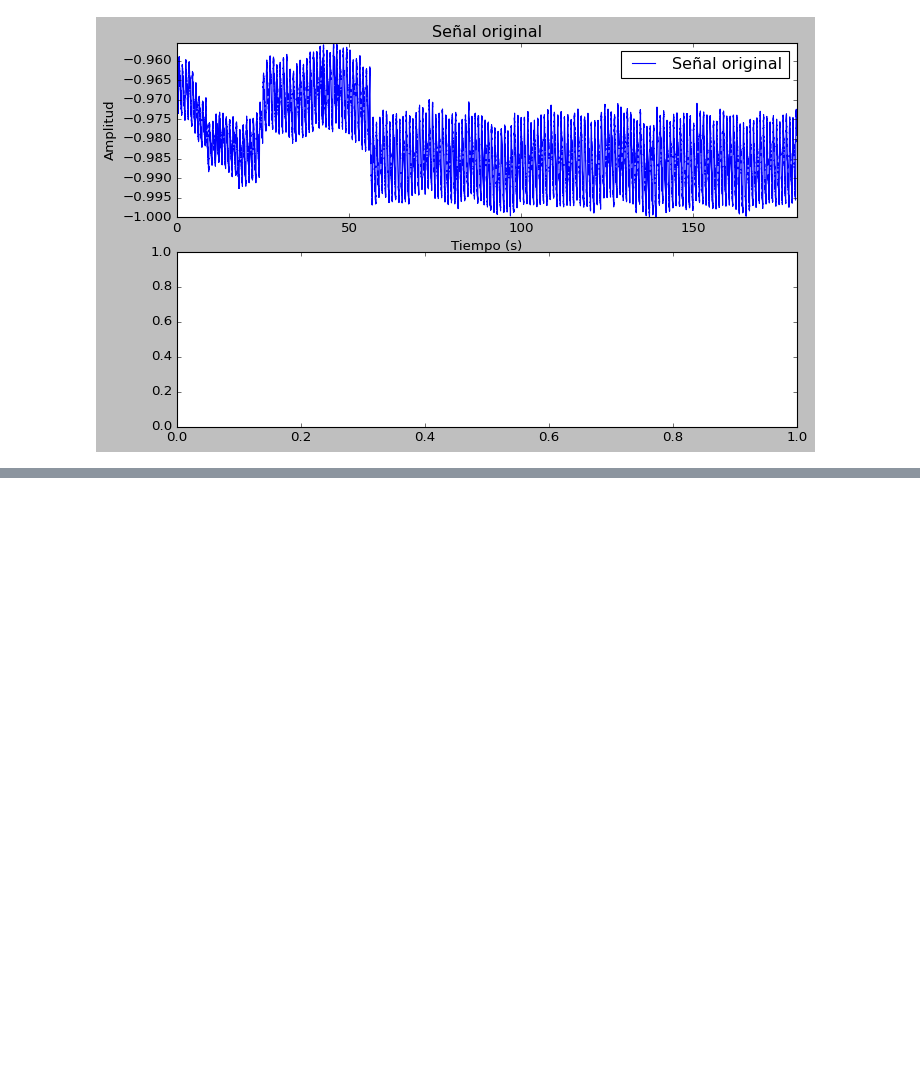
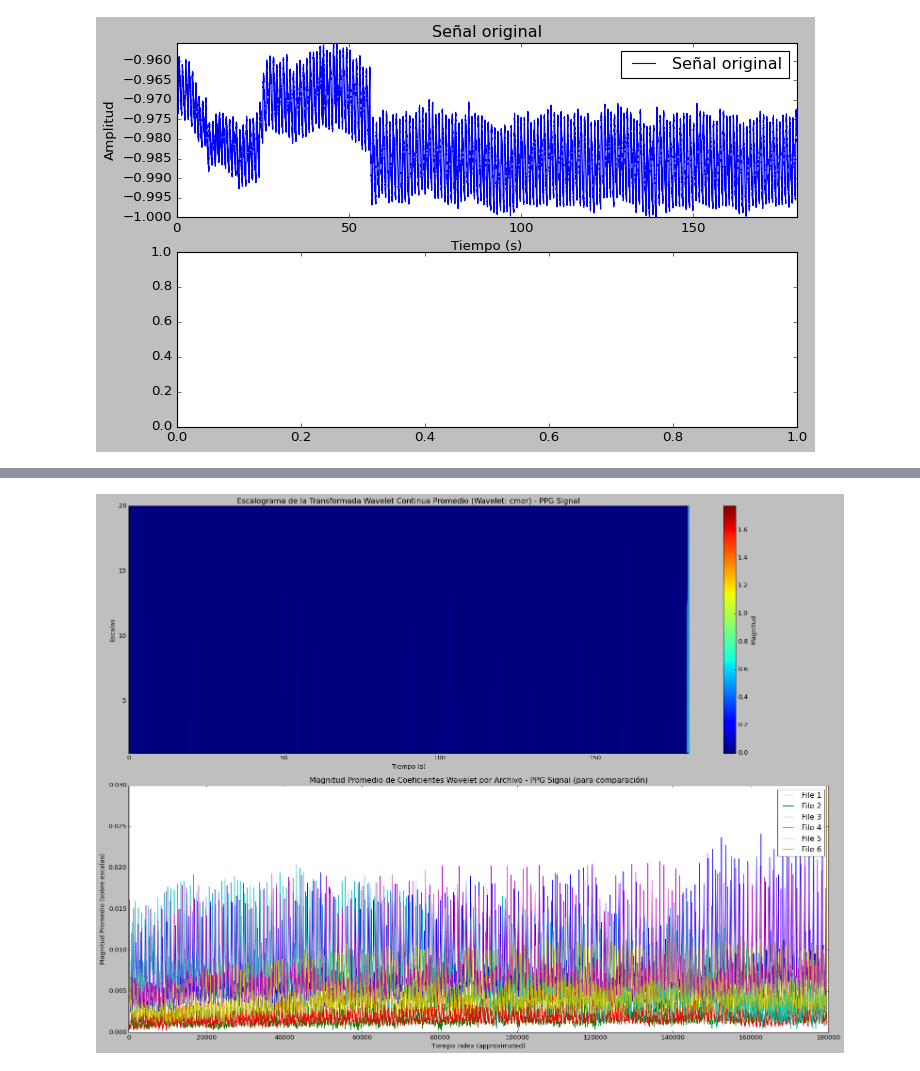
Before and after one commit to DanielSarmiento04/ECG-PPG-Joint-Analysis-Algorithm, a Jupyter notebook: escg_v2.ipynb, the cells around one changed output, grey strips where cells are left out. Cells and saved outputs as stored; diff of their text form; code cells hidden in the pictures; blank space fills up the shorter version.

```diff
--- a/escg_v2.ipynb
+++ b/escg_v2.ipynb
@@ -423,0 +519,44 @@ ValueError: x and y must have same first dimension, but have shapes (180020,) an
+# %%
+# Plotting the average wavelet transform and individual transforms
+
+figure = plt.figure(figsize=(20, 15)) # Adjust figure size for better layout
+
+# Plotting the average wavelet transform (Scalogram)
+plt.subplot(2, 1, 1) # 2 rows, 1 column, first plot
+plt.imshow(
+    np.abs(average_coefficients),
+    extent=[
+        0,
+        len(audios[0])/sample_rate if audios else 0, # Using length of the first audio if available, else 0
+        1,
+        max(scales)
+    ],
+    cmap='jet',
+    aspect='auto',
+    vmax=np.max(np.abs(average_coefficients)),
+    vmin=0
+)
+
+plt.colorbar(label='Magnitud')
+plt.xlabel('Tiempo (s)')
+plt.ylabel('Escalas')
+plt.title(f'Escalograma de la Transformada Wavelet Continua Promedio (Wavelet: {wavelet}) - PPG Signal')
+plt.ylim([1, 20]) # **Reduced y-axis limit for Scalogram (Scales)**
+plt.tight_layout()
+
+# Plotting individual wavelet transforms (optional, for comparison)
+plt.subplot(2, 1, 2) # 2 rows, 1 column, second plot
+for idx, audio_file_path in enumerate(audio_files_path[start:final]):
+    plt.plot(np.mean(np.abs(audios_coefficients[idx]), axis=0), label=f'File {idx+1}') # Average magnitude across scales for each file
+plt.xlabel('Tiempo index (approximated)') # Time axis is approximate index here after averaging over scales
+plt.ylabel('Magnitud Promedio (sobre escalas)')
+plt.title('Magnitud Promedio de Coeficientes Wavelet por Archivo - PPG Signal (para comparación)')
+plt.legend()
+plt.ylim([0, 0.03]) # **Reduced y-axis limit for Line Plot (Magnitude)**
+
+plt.tight_layout()
+
+
+plt.show()
+# %% [output]
+[figure, added]
```
Also changed, not shown: parts of 1 cell of this notebook.
